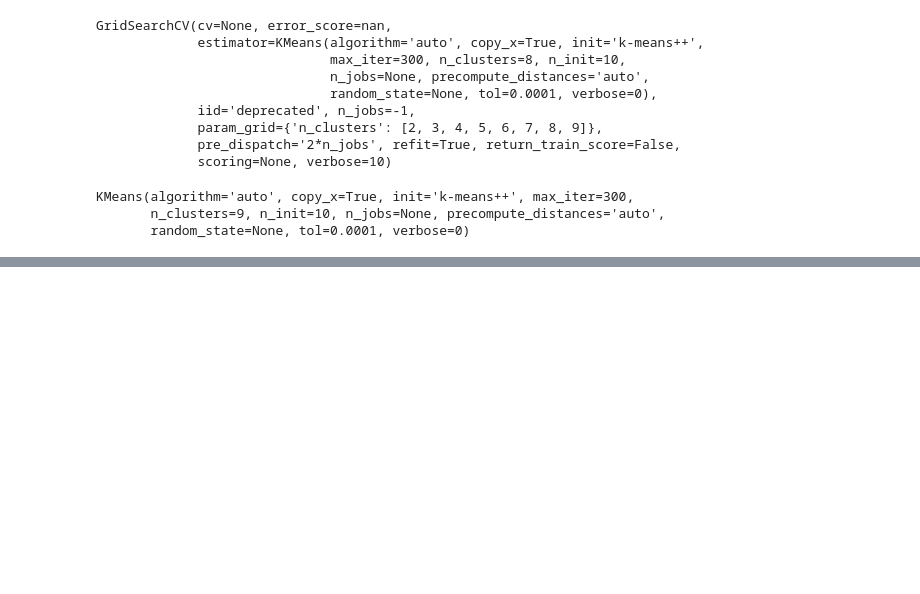
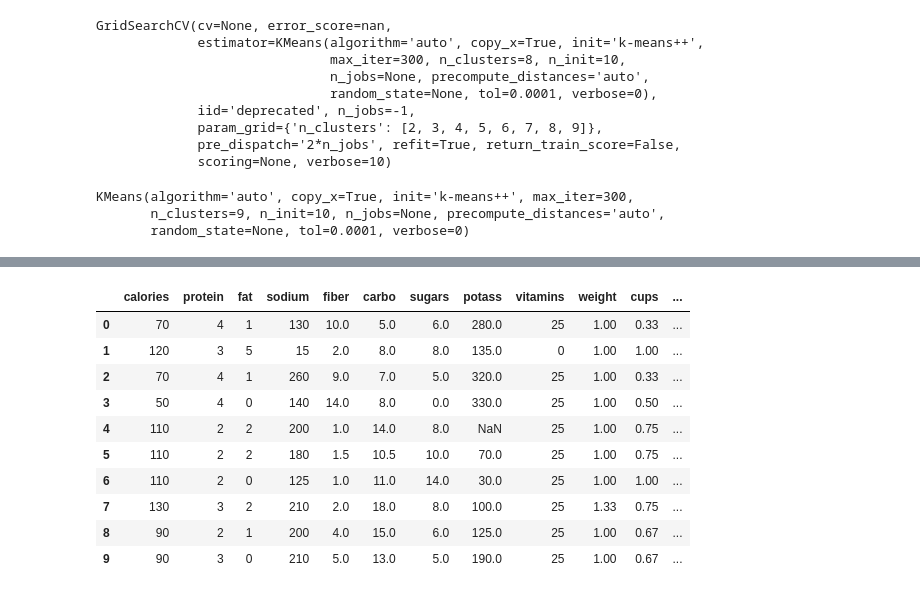
Before and after one commit to ahmadfabian/K_Means_Unsupervised, a Jupyter notebook: K_Means_Full_Markdown.ipynb, the cells around one changed output, grey strips where cells are left out. Cells and saved outputs as stored; diff of their text form; code cells hidden in the pictures; blank space fills up the shorter version.

```diff
--- a/K_Means_Full_Markdown.ipynb
+++ b/K_Means_Full_Markdown.ipynb
@@ -261,0 +310,3 @@ for k in range(2, 21):
+# %%
+kmeans_results = pd.DataFrame({"label":cereals_label,"kmeans_cluster":best_kmeans_labels})
+kmeans_results.head()
@@ -261,0 +320,20 @@ for k in range(2, 21):
+# %%
+## Post-processing
+# Now let's add the cluster number to the original data.
+cereals = pd.read_csv("input/Cereals.csv")
+cereals['label'] = cereals['name']+ ' (' +cereals['shelf'].astype(str) + " - " + round(cereals['rating'],2).astype(str) + ')'
+cereals.drop(['name','shelf','rating'], axis=1, inplace=True)
+final_cluster_data = pd.merge(cereals, kmeans_results, on='label')
+final_cluster_data.head(10)
+# %% [output]
+|  | calories | protein | fat | sodium | fiber | carbo | sugars | potass | vitamins | weight | cups | ... |
+| 0 | 70 | 4 | 1 | 130 | 10.0 | 5.0 | 6.0 | 280.0 | 25 | 1.00 | 0.33 | ... |
+| 1 | 120 | 3 | 5 | 15 | 2.0 | 8.0 | 8.0 | 135.0 | 0 | 1.00 | 1.00 | ... |
+| 2 | 70 | 4 | 1 | 260 | 9.0 | 7.0 | 5.0 | 320.0 | 25 | 1.00 | 0.33 | ... |
+| 3 | 50 | 4 | 0 | 140 | 14.0 | 8.0 | 0.0 | 330.0 | 25 | 1.00 | 0.50 | ... |
+| 4 | 110 | 2 | 2 | 200 | 1.0 | 14.0 | 8.0 | NaN | 25 | 1.00 | 0.75 | ... |
+| 5 | 110 | 2 | 2 | 180 | 1.5 | 10.5 | 10.0 | 70.0 | 25 | 1.00 | 0.75 | ... |
+| 6 | 110 | 2 | 0 | 125 | 1.0 | 11.0 | 14.0 | 30.0 | 25 | 1.00 | 1.00 | ... |
+| 7 | 130 | 3 | 2 | 210 | 2.0 | 18.0 | 8.0 | 100.0 | 25 | 1.33 | 0.75 | ... |
+| 8 | 90 | 2 | 1 | 200 | 4.0 | 15.0 | 6.0 | 125.0 | 25 | 1.00 | 0.67 | ... |
+| 9 | 90 | 3 | 0 | 210 | 5.0 | 13.0 | 5.0 | 190.0 | 25 | 1.00 | 0.67 | ... |
```
Also changed, not shown: parts of 17 cells of this notebook, 1 other file.
